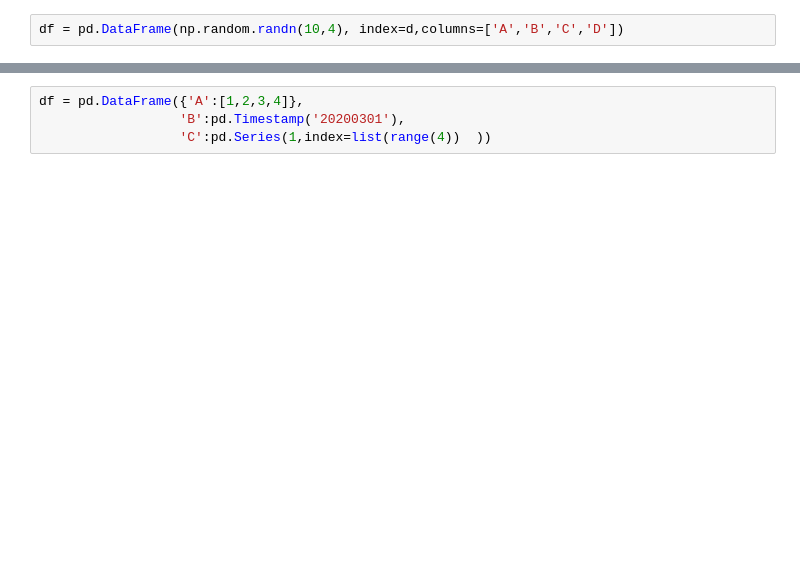
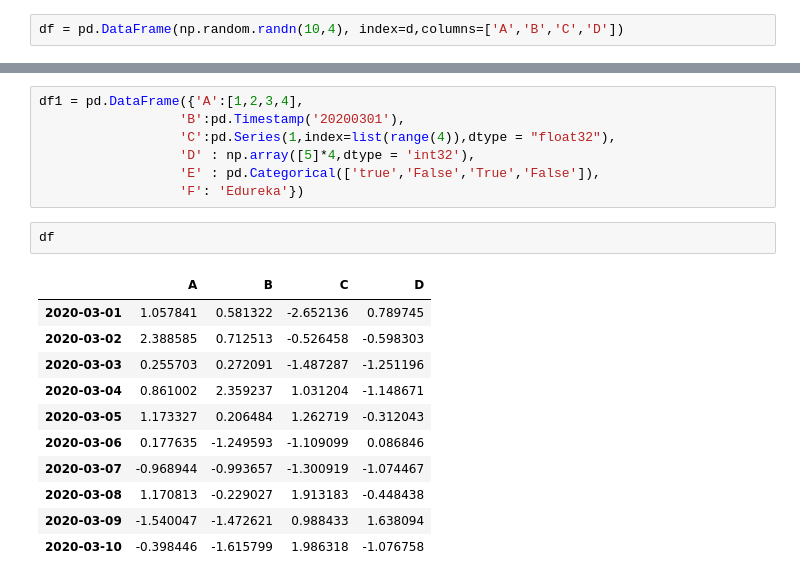
Before and after one commit to PranavkrishnaVadhyar/Pandas, a Jupyter notebook: Demo.ipynb, the cells around one changed output, grey strips where cells are left out. Cells and saved outputs as stored; diff of their text form; blank space fills up the shorter version.

```diff
--- a/Demo.ipynb
+++ b/Demo.ipynb
@@ -46,4 +61,21 @@ df
 # %%
-df = pd.DataFrame({'A':[1,2,3,4]},
+df1 = pd.DataFrame({'A':[1,2,3,4],
                   'B':pd.Timestamp('20200301'),
-                  'C':pd.Series(1,index=list(range(4))  ))
+                  'C':pd.Series(1,index=list(range(4)),dtype = "float32"),
+                  'D' : np.array([5]*4,dtype = 'int32'),
+                  'E' : pd.Categorical(['true','False','True','False']),
+                  'F': 'Edureka'})
+# %%
+df
+# %% [output]
+|  | A | B | C | D |
+| 2020-03-01 | 1.057841 | 0.581322 | -2.652136 | 0.789745 |
+| 2020-03-02 | 2.388585 | 0.712513 | -0.526458 | -0.598303 |
+| 2020-03-03 | 0.255703 | 0.272091 | -1.487287 | -1.251196 |
+| 2020-03-04 | 0.861002 | 2.359237 | 1.031204 | -1.148671 |
+| 2020-03-05 | 1.173327 | 0.206484 | 1.262719 | -0.312043 |
+| 2020-03-06 | 0.177635 | -1.249593 | -1.109099 | 0.086846 |
+| 2020-03-07 | -0.968944 | -0.993657 | -1.300919 | -1.074467 |
+| 2020-03-08 | 1.170813 | -0.229027 | 1.913183 | -0.448438 |
+| 2020-03-09 | -1.540047 | -1.472621 | 0.988433 | 1.638094 |
+| 2020-03-10 | -0.398446 | -1.615799 | 1.986318 | -1.076758 |
```
Also changed, not shown: parts of 40 cells of this notebook.
